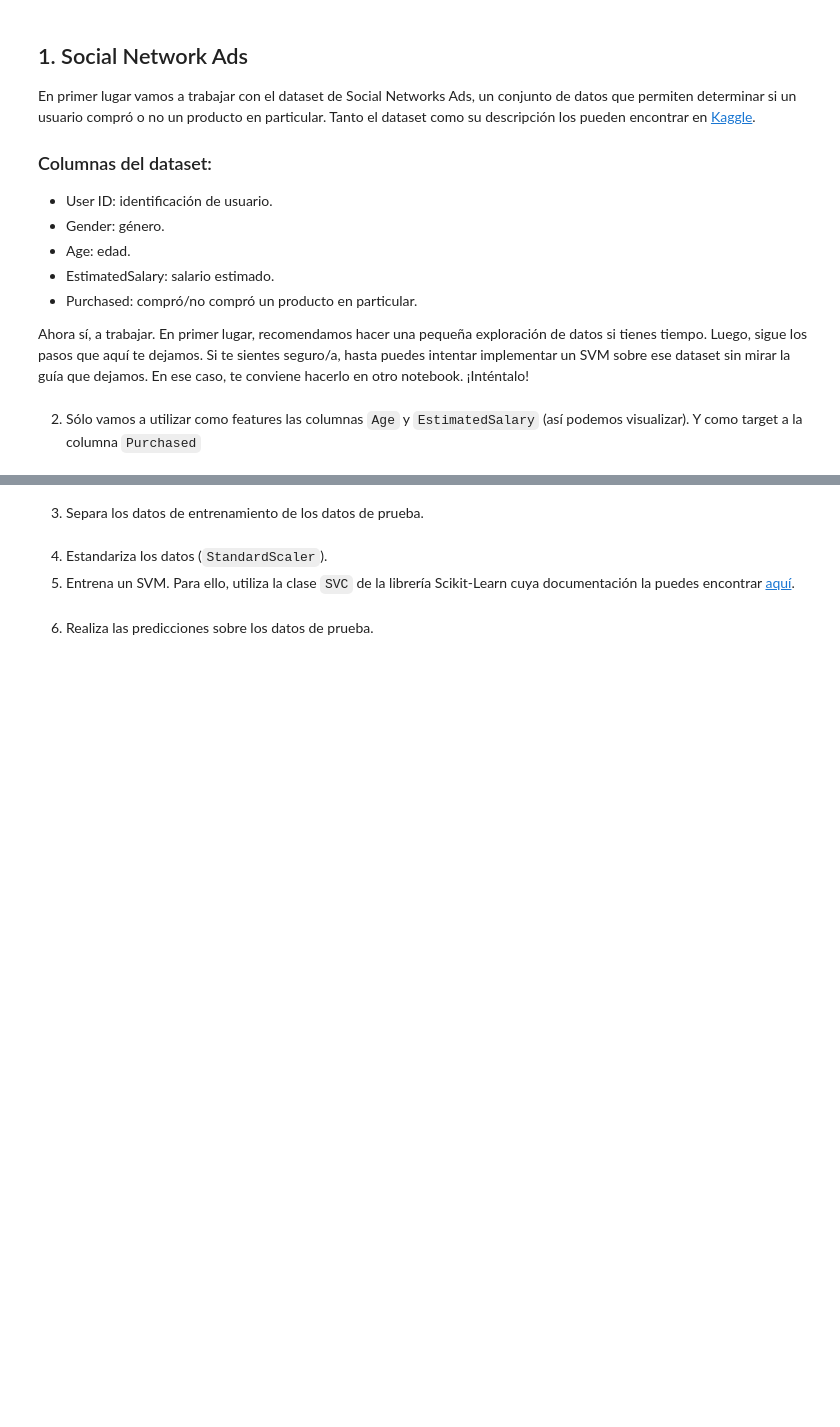
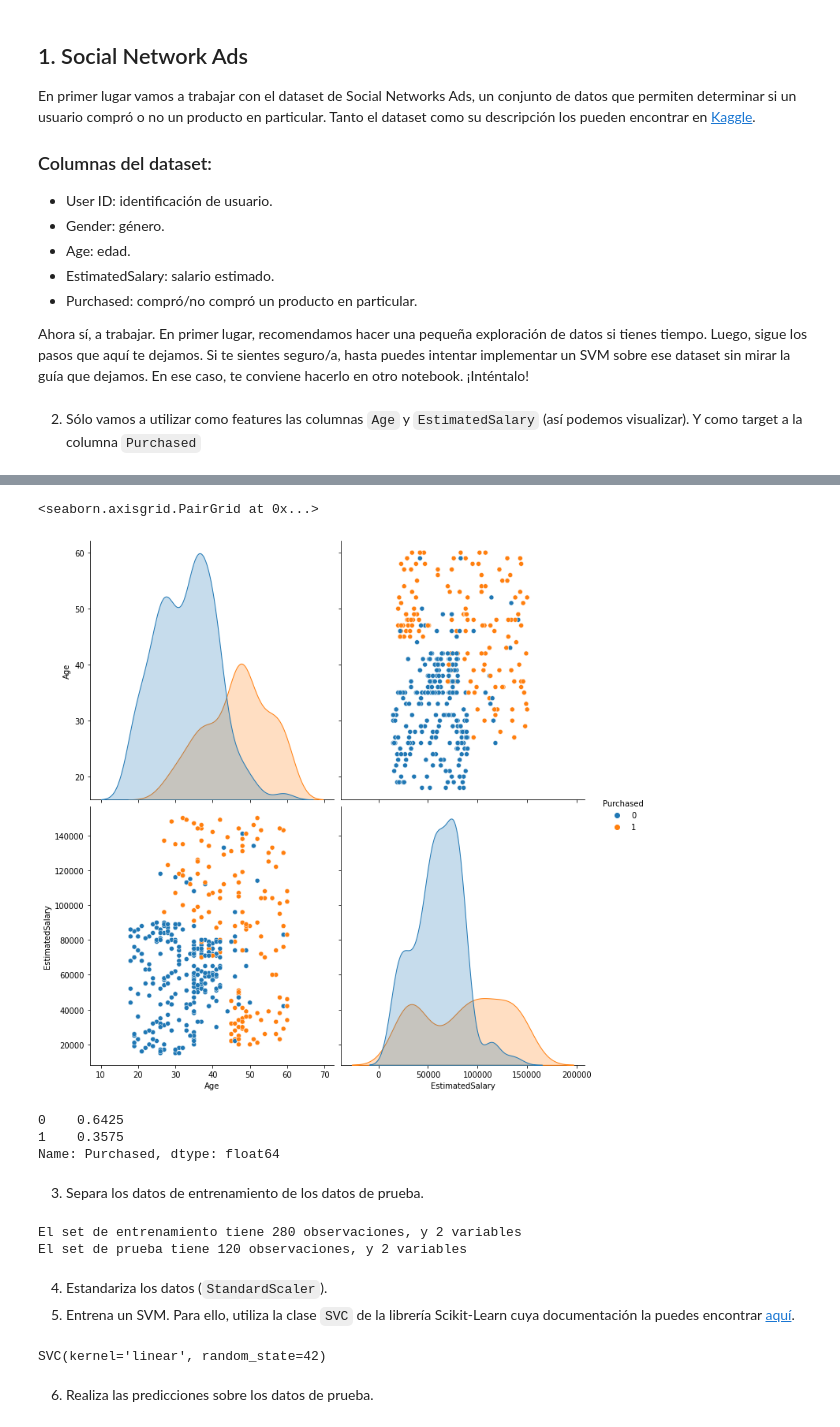
Before and after one commit to stivenlopezg/class-acamica, a Jupyter notebook: notebooks/svm.ipynb, the cells around one changed output, grey strips where cells are left out. Saved outputs shown, nothing was run; the diff lists cells and outputs as text; code cells hidden in the pictures; blank space fills up the shorter version.

```diff
--- a/notebooks/svm.ipynb
+++ b/notebooks/svm.ipynb
@@ -28,2 +27,5 @@ set_config(display='diagram')
 # %% [markdown]
 2. Sólo vamos a utilizar como features las columnas `Age` y `EstimatedSalary` (así podemos visualizar). Y como target a la columna `Purchased`
+# %%
+social = pd.read_csv('../data/Social_Network_Ads.csv', dtype={'User ID': object})
+social.sample(n=4)
@@ -30,5 +73,29 @@ set_config(display='diagram')
+# %%
+sns.pairplot(data=social[['Age', 'EstimatedSalary', 'Purchased']], hue='Purchased', height=5)
+# %% [output]
+<seaborn.axisgrid.PairGrid at 0x...>
+[figure, added]
+# %%
+social['Purchased'].value_counts(normalize=True)
+# %% [output]
+0    0.6425
+1    0.3575
+Name: Purchased, dtype: float64
 # %% [markdown]
 3. Separa los datos de entrenamiento de los datos de prueba.
+# %%
+purchased = social.pop('Purchased')
+X = social.loc[:, ['Age', 'EstimatedSalary']]
+
+train_data, test_data, train_label, test_label = train_test_split(X, purchased,
+                                                                  test_size=0.3,
+                                                                  stratify=purchased, random_state=42)
+
+print(f'El set de entrenamiento tiene {train_data.shape[0]} observaciones, y {train_data.shape[1]} variables')
+print(f'El set de prueba tiene {test_data.shape[0]} observaciones, y {test_data.shape[1]} variables')
+# %% [output]
+El set de entrenamiento tiene 280 observaciones, y 2 variables
+El set de prueba tiene 120 observaciones, y 2 variables
 # %% [markdown]
 4. Estandariza los datos (`StandardScaler`).
 5. Entrena un SVM. Para ello, utiliza la clase `SVC` de la librería Scikit-Learn cuya documentación la puedes encontrar [aquí](https://scikit-learn.org/stable/modules/generated/sklearn.svm.SVC.html).
@@ -35,2 +107,8 @@ set_config(display='diagram')
+# %%
+svm = SVC(kernel='linear', random_state=42)
+
+svm.fit(train_data, train_label)
+# %% [output]
+SVC(kernel='linear', random_state=42)
 # %% [markdown]
 6. Realiza las predicciones sobre los datos de prueba.
```
Also changed, not shown: parts of 12 cells of this notebook.
